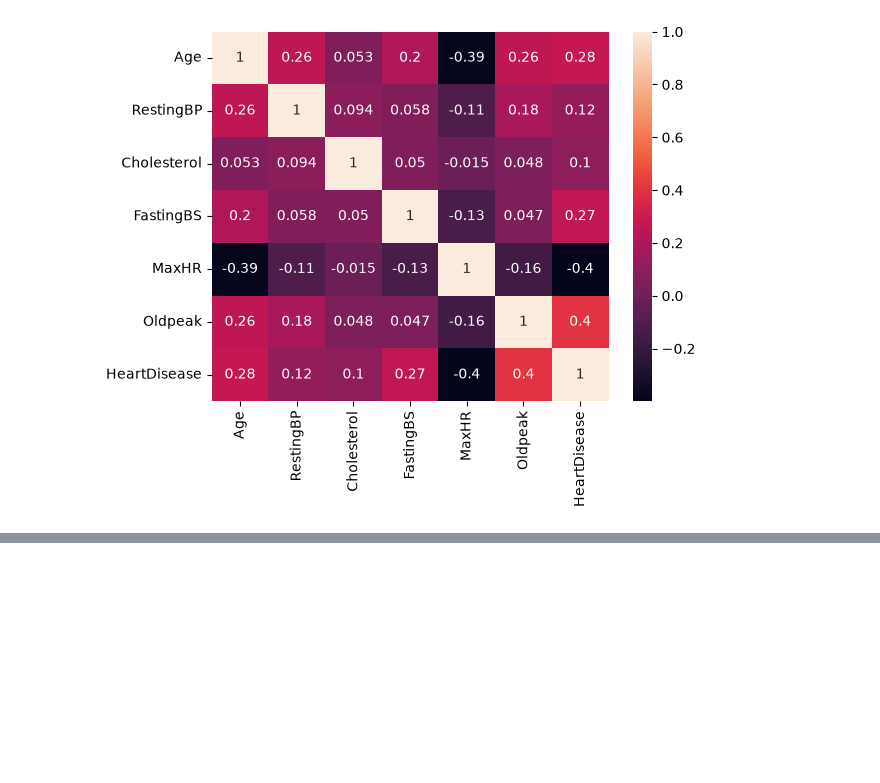
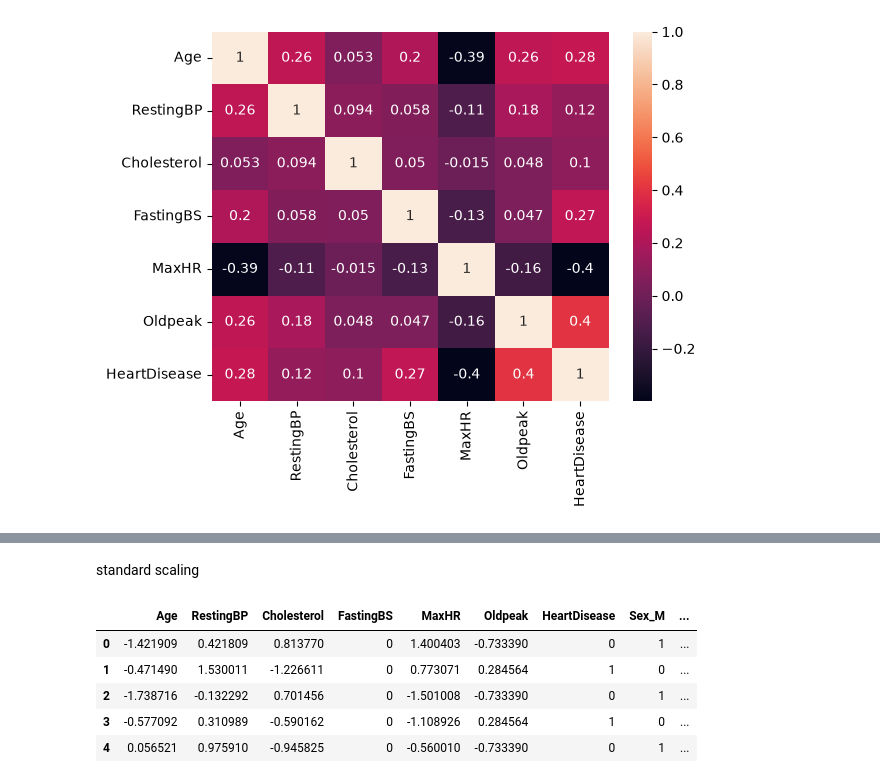
Before and after one commit to palak-bajpai-039/Machine-Learning, a Jupyter notebook: heart/heart.ipynb, the cells around one changed output, grey strips where cells are left out. Drawn from its saved outputs; the diff is of its cells as text; code cells hidden in the pictures; blank space fills up the shorter version.

```diff
--- a/heart/heart.ipynb
+++ b/heart/heart.ipynb
@@ -239,0 +273,15 @@ sns.heatmap(df.corr(numeric_only = True),annot=True)
+# %% [markdown]
+standard scaling
+# %%
+from sklearn.preprocessing import StandardScaler
+numerical_cols=['Age','RestingBP','Cholesterol','MaxHR','Oldpeak']
+scaler =StandardScaler()
+df_encode[numerical_cols]=scaler.fit_transform(df_encode[numerical_cols])
+df_encode.head()
+# %% [output]
+|  | Age | RestingBP | Cholesterol | FastingBS | MaxHR | Oldpeak | HeartDisease | Sex_M | ... |
+| 0 | -1.421909 | 0.421809 | 0.813770 | 0 | 1.400403 | -0.733390 | 0 | 1 | ... |
+| 1 | -0.471490 | 1.530011 | -1.226611 | 0 | 0.773071 | 0.284564 | 1 | 0 | ... |
+| 2 | -1.738716 | -0.132292 | 0.701456 | 0 | -1.501008 | -0.733390 | 0 | 1 | ... |
+| 3 | -0.577092 | 0.310989 | -0.590162 | 0 | -1.108926 | 0.284564 | 1 | 0 | ... |
+| 4 | 0.056521 | 0.975910 | -0.945825 | 0 | -0.560010 | -0.733390 | 0 | 1 | ... |
```
Also changed, not shown: parts of 5 cells of this notebook.
